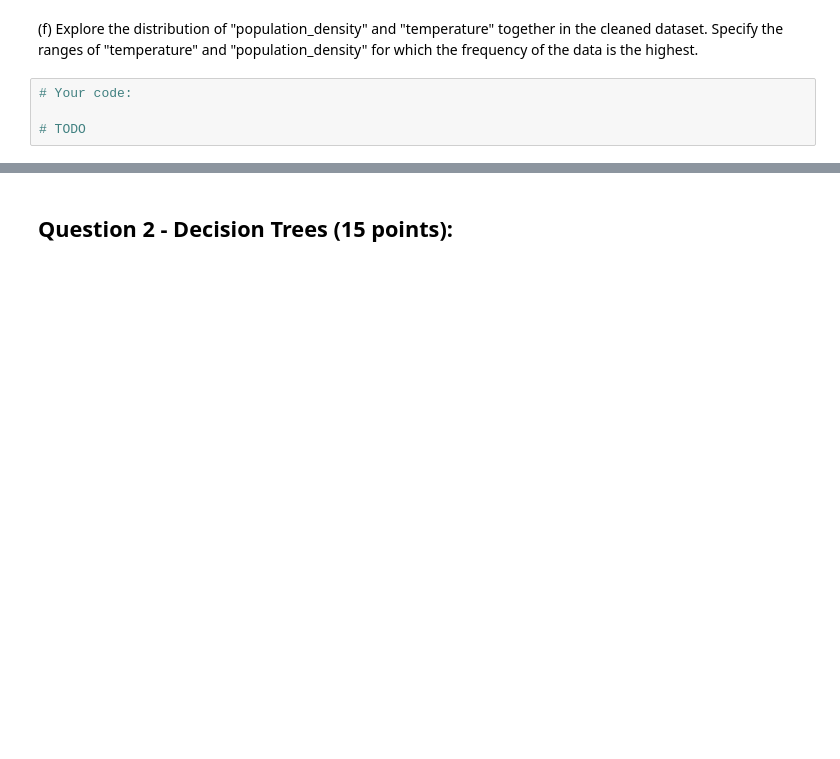
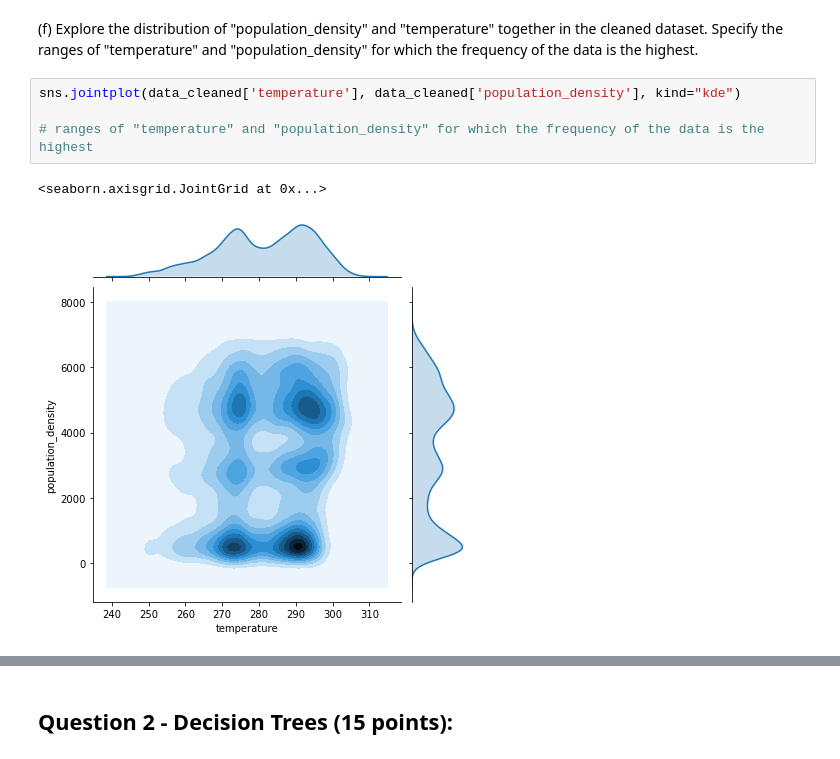
Before and after one commit to janhaa/data-science-ws1920, a Jupyter notebook: assignment1/IDS_Assignment_Part1.ipynb, the cells around one changed output, grey strips where cells are left out. Cells and saved outputs as stored; diff of their text form; blank space fills up the shorter version.

```diff
--- a/assignment1/IDS_Assignment_Part1.ipynb
+++ b/assignment1/IDS_Assignment_Part1.ipynb
@@ -141,7 +169,10 @@ sns.distplot(data_cleaned['temperature'])
 [figure]
 # %% [markdown]
    (f) Explore the distribution of "population_density" and "temperature" together in the cleaned dataset. Specify the ranges of "temperature" and "population_density" for which the frequency of the data is the highest.
-# %%
-# Your code:
-
-# TODO
+# %%
+sns.jointplot(data_cleaned['temperature'], data_cleaned['population_density'], kind="kde")
+
+# ranges of "temperature" and "population_density" for which the frequency of the data is the highest
+# %% [output]
+<seaborn.axisgrid.JointGrid at 0x...>
+[figure, added]
```
Also changed, not shown: parts of 29 cells of this notebook, 4 other files.
